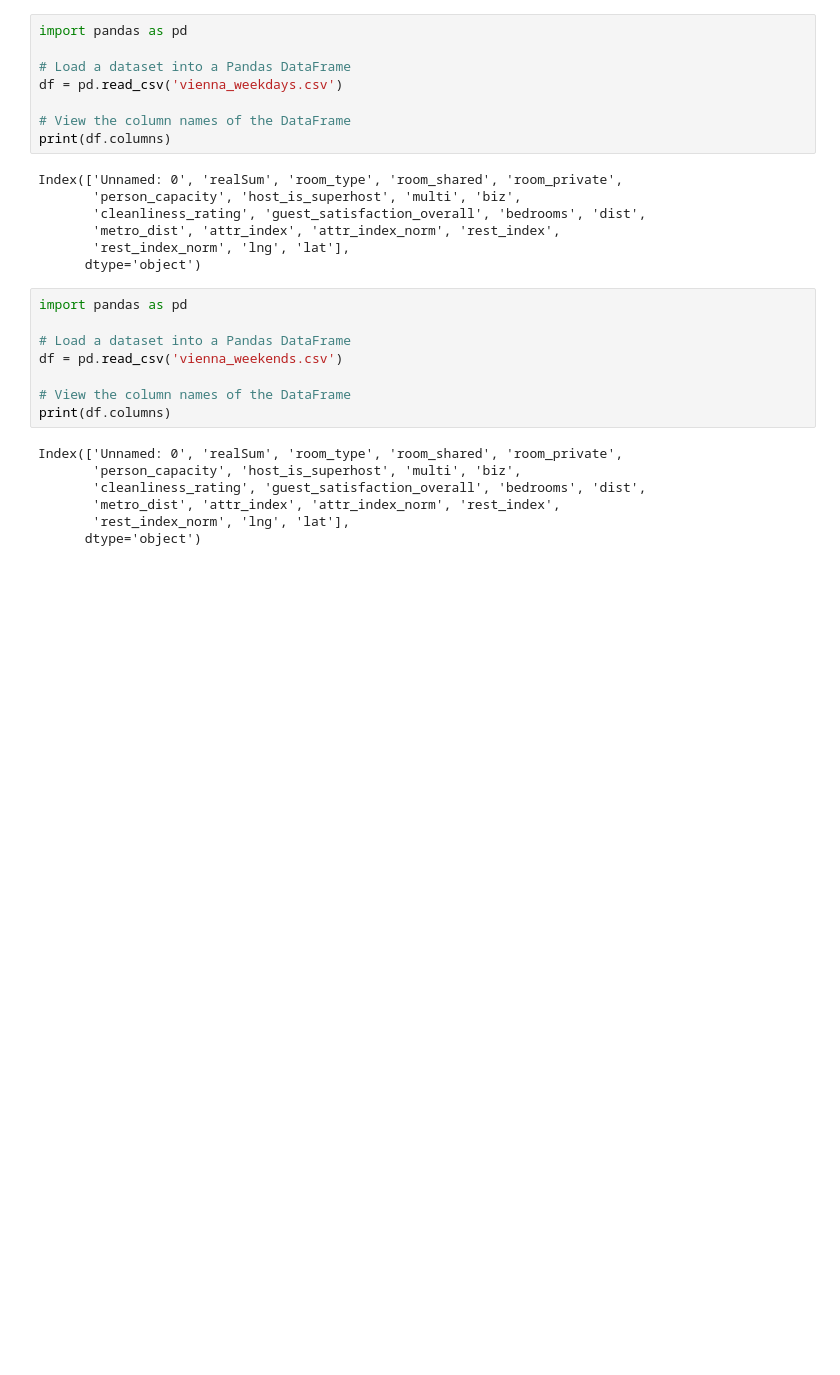
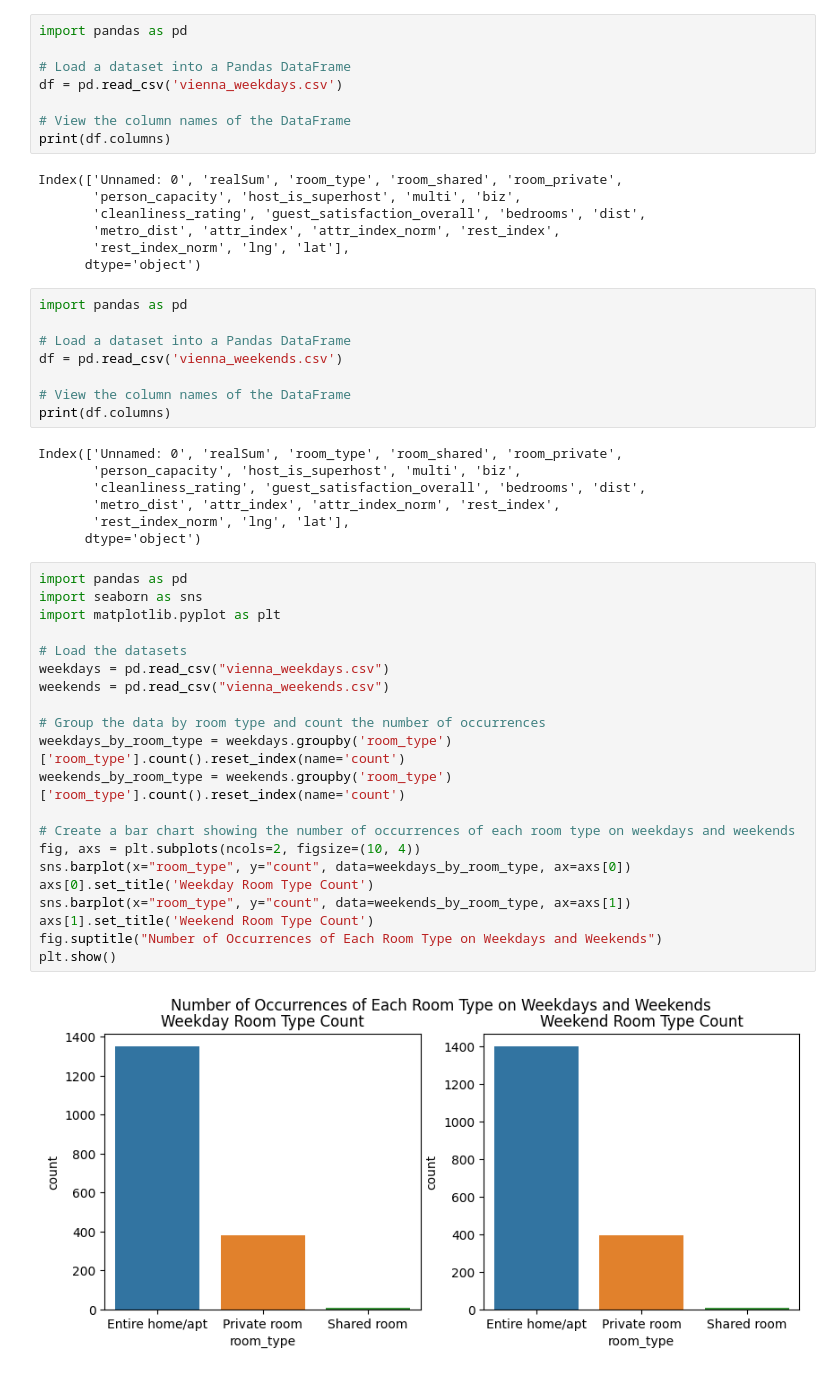
Before and after one commit to Durgajanakala/CS_625_data, a Jupyter notebook: hw_7.ipynb, the cells around one changed output. Cells and saved outputs as stored; diff of their text form; blank space fills up the shorter version.

```diff
--- a/hw_7.ipynb
+++ b/hw_7.ipynb
@@ -80,3 +57,26 @@ Index(['Unnamed: 0', 'realSum', 'room_type', 'room_shared', 'room_private',
        'metro_dist', 'attr_index', 'attr_index_norm', 'rest_index',
        'rest_index_norm', 'lng', 'lat'],
       dtype='object')
+# %%
+import pandas as pd
+import seaborn as sns
+import matplotlib.pyplot as plt
+
+# Load the datasets
+weekdays = pd.read_csv("vienna_weekdays.csv")
+weekends = pd.read_csv("vienna_weekends.csv")
+
+# Group the data by room type and count the number of occurrences
+weekdays_by_room_type = weekdays.groupby('room_type')['room_type'].count().reset_index(name='count')
+weekends_by_room_type = weekends.groupby('room_type')['room_type'].count().reset_index(name='count')
+
+# Create a bar chart showing the number of occurrences of each room type on weekdays and weekends
+fig, axs = plt.subplots(ncols=2, figsize=(10, 4))
+sns.barplot(x="room_type", y="count", data=weekdays_by_room_type, ax=axs[0])
+axs[0].set_title('Weekday Room Type Count')
+sns.barplot(x="room_type", y="count", data=weekends_by_room_type, ax=axs[1])
+axs[1].set_title('Weekend Room Type Count')
+fig.suptitle("Number of Occurrences of Each Room Type on Weekdays and Weekends")
+plt.show()
+# %% [output]
+[figure, added]
```
Also changed, not shown: parts of 1 cell of this notebook.
